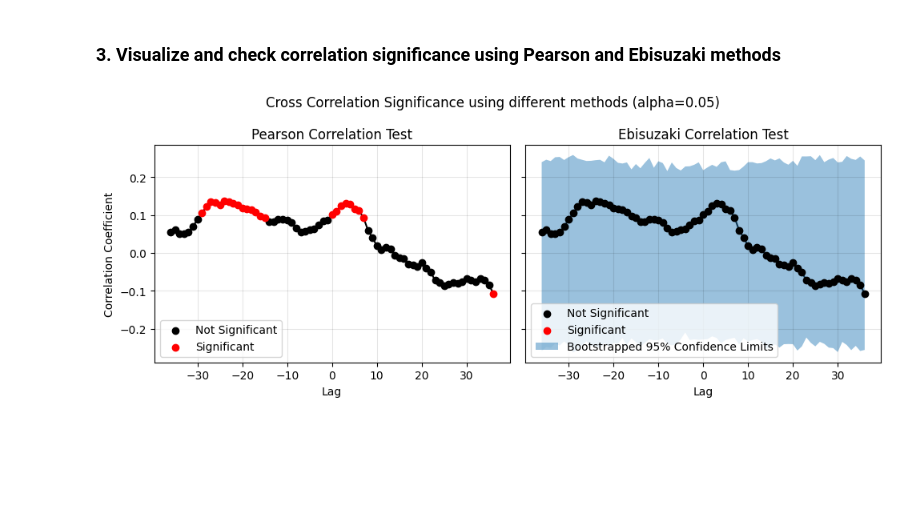
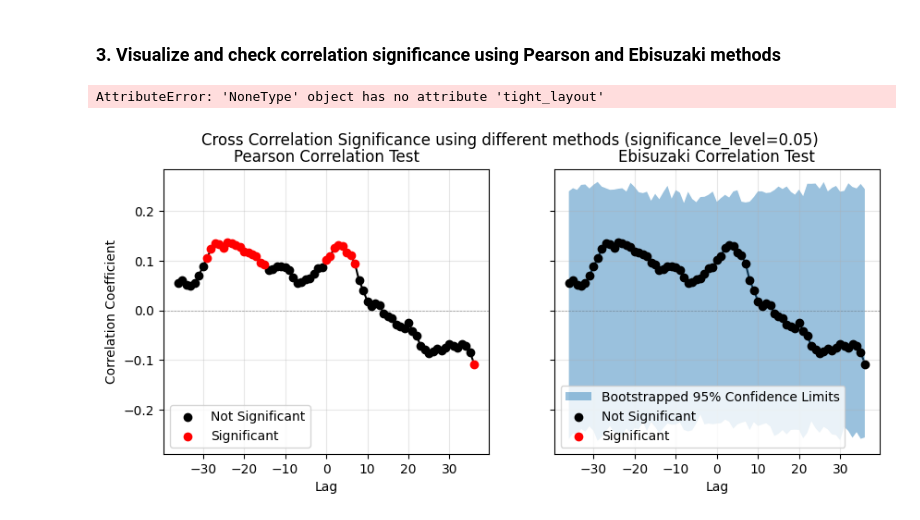
Before and after one commit to anthony-meza/PhaseScrambledCorrelations, a Jupyter notebook: notebook_examples/AR1_example.ipynb, the cells around one changed output. Saved outputs shown, nothing was run; the diff lists cells and outputs as text; code cells hidden in the pictures; blank space fills up the shorter version.

Commit message:
update plotting code

```diff
--- a/notebook_examples/AR1_example.ipynb
+++ b/notebook_examples/AR1_example.ipynb
@@ -66,28 +39,30 @@ def plot_conf_intervals(ax, lags, ccf_ensemble, alpha=0.05):
 # %%
-alpha = 0.05 #signifance level
+significance_level = 0.05  # significance level
 
-fig, axes = plt.subplots(1, 2, figsize=(10, 4), sharey = True)
+fig, axes = plt.subplots(1, 2, figsize=(10, 4), sharey=True)
 
-fig.suptitle(f'Cross Correlation Significance using different methods (alpha={alpha})')
+fig.suptitle(f'Cross Correlation Significance using different methods (significance_level={significance_level})')
 
 #### GAUSSIAN CCF SIGNIFICANCE #####
 axes[0].set_title("Pearson Correlation Test")
 ccf_ds = cross_correlation(ts1, ts2, maxlags=ccf_maxlag, method='pearson')
-plot_significant_correlations(axes[0], ccf_ds["lag"], ccf_ds["cross_correlation"], ccf_ds["cross_correlation_pvalue"], alpha=alpha)
+fig, ax = plot_cross_correlation(ccf_ds, significance_level=significance_level,
+                               show_significance=True, show_confidence=False, ax=axes[0])
 
 #### BOOTSTRAPPED (MONTE CARLO) CCF SIGNIFICANCE #####
 axes[1].set_title("Ebisuzaki Correlation Test")
-n_iter = 1000 #number of Monte Carlo Iterations
+n_iter = 1000  # number of Monte Carlo Iterations
 bccf_ds = cross_correlation(ts1, ts2, maxlags=ccf_maxlag, method='ebisuzaki',
-                           n_iter = n_iter, return_distributions = True, detrend = True)
-plot_significant_correlations(axes[1], bccf_ds["lag"], bccf_ds["cross_correlation"], bccf_ds["cross_correlation_pvalue"], alpha=alpha)
-plot_conf_intervals(axes[1], bccf_ds["lag"], bccf_ds["cross_correlation_distribution"], alpha=alpha)
+                            n_iter=n_iter, return_distributions=True, detrend=True)
+fig, ax = plot_cross_correlation(bccf_ds, significance_level=significance_level,
+                               show_significance=True, show_confidence=True, ax=axes[1])
 
 axes[1].set_ylabel("")
 
 for a in axes:
-    a.legend(loc = "lower left")
-    a.grid(zorder = 0, alpha = 0.1, c = "k")
+    a.legend(loc="lower left")
+
 fig.tight_layout()
 # %% [output]
+AttributeError: 'NoneType' object has no attribute 'tight_layout'
-[figure, old version]
+[figure, new version]
```
Also changed, not shown: parts of 2 cells of this notebook, 4 other files.
